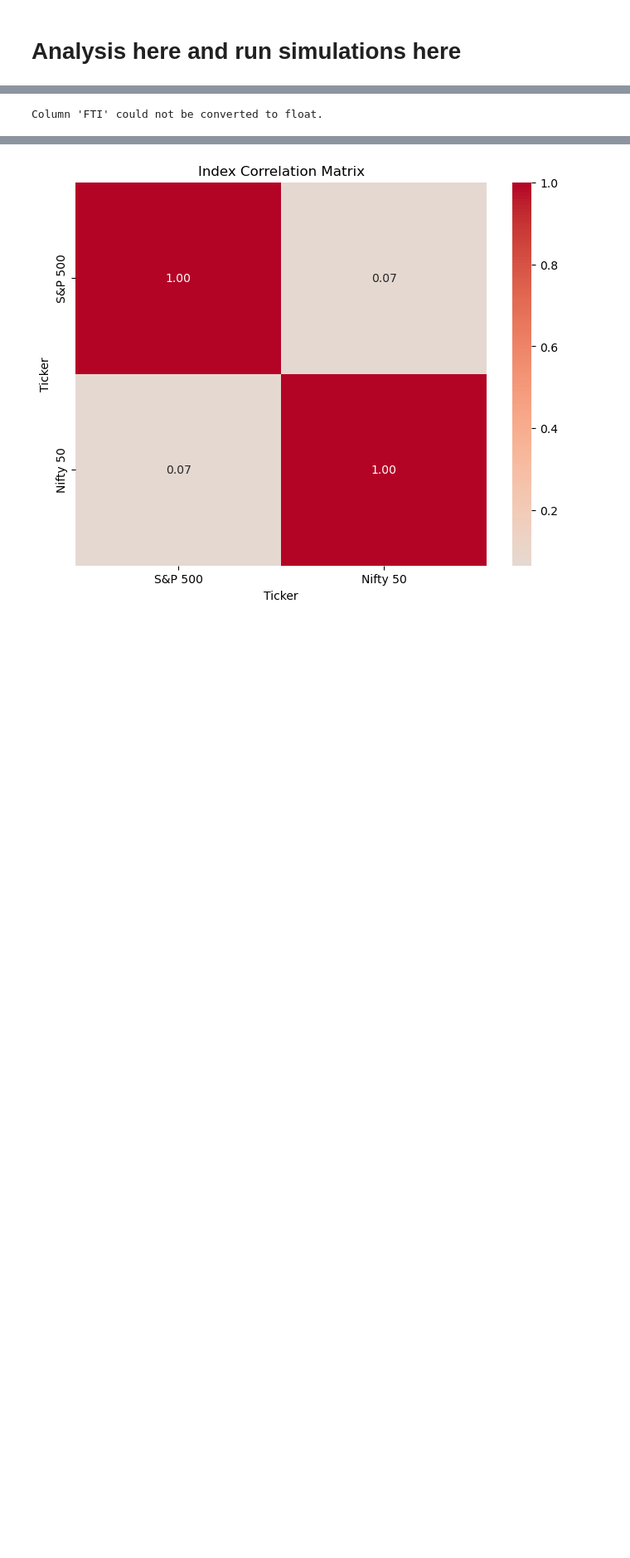
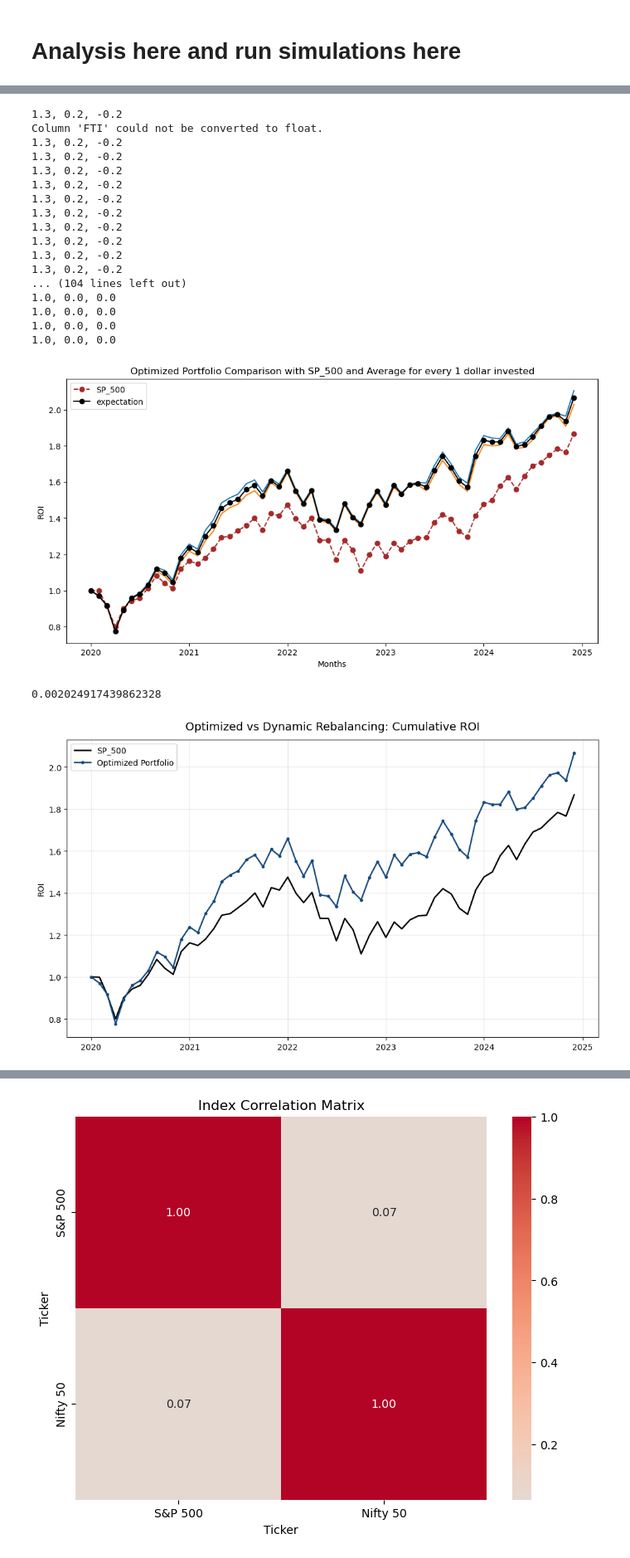
Before and after one commit to vincentbatten27/Multi-Factor_Investing, a Jupyter notebook: Multi_Factor_Fall_25/Run simulator.ipynb, the cells around one changed output, grey strips where cells are left out. Shown at 83% size. Drawn from its saved outputs; the diff is of its cells as text; code cells hidden in the pictures; blank space fills up the shorter version.

```diff
--- a/Multi_Factor_Fall_25/Run simulator.ipynb
+++ b/Multi_Factor_Fall_25/Run simulator.ipynb
@@ -660,5 +760,5 @@ def new_run_with_backtest_rebalance_rlm(inyears,outyears,betaA,betaB,betaC, reba
 # %%
-def new_run_with_backtest_rebalance(inyears,outyears,betaA,betaB,betaC, rebal_freq):
+def new_run_with_backtest_rebalance_cv(inyears,outyears,betaA,betaB,betaC, rebal_freq):
     global start_date
     global end_date
     global os_years,tostorelist,nchecklist
@@ -681,8 +781,7 @@ def new_run_with_backtest_rebalance(inyears,outyears,betaA,betaB,betaC, rebal_fr
     n_year_after=in_of_sample_year_end[in_years]
     global newbudget
     newbudget = 1000000
-    # simulator(betaA,betaB,betaC,n_year_before,n_year_after,newbudget,500)
-    print(simulator(betaA,betaB,betaC,n_year_before,n_year_after,newbudget,500))
+    simulator(betaA,betaB,betaC,n_year_before,n_year_after,newbudget,500)
     global checklist
     global mchecklist
     checklist=[]
@@ -693,11 +792,12 @@ def new_run_with_backtest_rebalance(inyears,outyears,betaA,betaB,betaC, rebal_fr
     port_betas_list = []
     rebalance_opt_weights = []
     os_count = 1
+    oos1_new_performance_con = pd.DataFrame()
     for k in range(os_years):
         global os_start
         global os_end
-        global oos1_new_performances
-        oos1_new_performances={}
+        global oos1_new_performance
+        oos1_new_performance={}
         global init
         os_start=out_of_sample_year_start[1+k]
         os_end=out_of_sample_year_end[1+k]
@@ -713,8 +813,8 @@ def new_run_with_backtest_rebalance(inyears,outyears,betaA,betaB,betaC, rebal_fr
         checklist.append(oos1_new_performance)
 
         if(rebal_freq == 'y'):
-
-            newbudget=1000000*oos1_new_performance['Optimized Portfolio'][-1]
+            if(k != 0):
+                newbudget=1000000*oos1_new_performance['Optimized Portfolio'][-1]
             simulator(betaA,betaB,betaC,inner_n_year_before,inner_n_year_after,newbudget,500)
             rebalance_opt_weights.append(opt_weights)
             if(os_count == os_years):
@@ -724,15 +824,21 @@ def new_run_with_backtest_rebalance(inyears,outyears,betaA,betaB,betaC, rebal_fr
             newbudget=1000000*oos1_new_performance['Optimized Portfolio'][-1]
             curr_year = pd.to_datetime(inner_n_year_after).year
             try:
-                curr_df = pd.read_csv(f'yrebal_explored_sortino_{curr_year}.csv')
+                curr_df = pd.read_csv(f'yrebal_explored_sortino_o1_{curr_year}.csv')
             except:
                 print('File DNE')
-            curr_df = curr_df.sort_values(by='return')
-            betaA = curr_df.iloc[-1][0]
-            betaB = curr_df.iloc[-1][1]
-            betaC = curr_df.iloc[-1][2]
-            print(f'{betaA}, {betaB}, {betaC} ')
-            simulator(betaA,betaB,betaC,inner_n_year_before,inner_n_year_after,newbudget,500)
+            for x in range(5):
+                x=x+1
+                curr_df = curr_df.sort_values(by='reward')
+                betaA = curr_df.iloc[-x][0]
+                betaB = curr_df.iloc[-x][1]
+                betaC = curr_df.iloc[-x][2]
+                print(f'{betaA}, {betaB}, {betaC} ')
+                simulator(betaA,betaB,betaC,inner_n_year_before,inner_n_year_after,newbudget,500)
+
+                oos1_new_performance_con = oos1_new_performance_con.add(oos1_new_performance, fill_value=0)
+            print(oos1_new_performance_con)
+            oos1_new_performance = oos1_new_performance_con/5
             rebalance_opt_weights.append(opt_weights)
             if(os_count == os_years):
                 checklist=extract_performance(checklist)
@@ -863,10 +969,10 @@ def new_run_with_backtest_mrebalance(inyears,outyears,betaA,betaB,betaC, rebal_f
             end_date = str(pd.to_datetime(n_year_before_updated) + relativedelta(months=37))
             curr_year = (pd.to_datetime(n_year_after_updated)+relativedelta(months=1)).year
             try:
-                curr_df = pd.read_csv(f'explored_sortino{curr_year}.csv')
+                curr_df = pd.read_csv(f'yrebal_explored_sortino_o1_{curr_year}.csv')
             except:
                 print('File DNE')
-            curr_df = curr_df.sort_values(by='std',ascending=False)
+            curr_df = curr_df.sort_values(by='reward') # change
             betaA = curr_df.iloc[-1][0]
             betaB = curr_df.iloc[-1][1]
             betaC = curr_df.iloc[-1][2]
@@ -2484,9 +2133,24 @@ spy_yoy_tickers1 = n50_view.copy()
-# %%
-# y = yearly rebalancing
-# m = monthly rebalancing
-# dry = dynamic rebalancing yearly
-# drm = dynamic rebalancing monthly
-
-oos1_list,oos1_list_yearly,oos1_average=monte_carlo_simulation(1,0.9,0.3,0.0,'rebalance',3,5, 'y')
-# %% [output]
-Column 'FTI' could not be converted to float.
+# %%
+oos1_list,oos1_list_yearly,oos1_average=monte_carlo_simulation(2,1, 0, 0 ,'rebalance',3,5, 'drm')
+analyze_portfolios(final_visual(),12)
+# %% [output]
+1.3, 0.2, -0.2
+Column 'FTI' could not be converted to float.
+1.3, 0.2, -0.2
+1.3, 0.2, -0.2
+1.3, 0.2, -0.2
+1.3, 0.2, -0.2
+1.3, 0.2, -0.2
+1.3, 0.2, -0.2
+1.3, 0.2, -0.2
+1.3, 0.2, -0.2
+1.3, 0.2, -0.2
+1.3, 0.2, -0.2
+... (104 lines left out)
+1.0, 0.0, 0.0
+1.0, 0.0, 0.0
+1.0, 0.0, 0.0
+1.0, 0.0, 0.0
+[figure, added]
+0.002024917439862328
+[figure, added]
```
Also changed, not shown: parts of 38 cells of this notebook, 20 other files.
